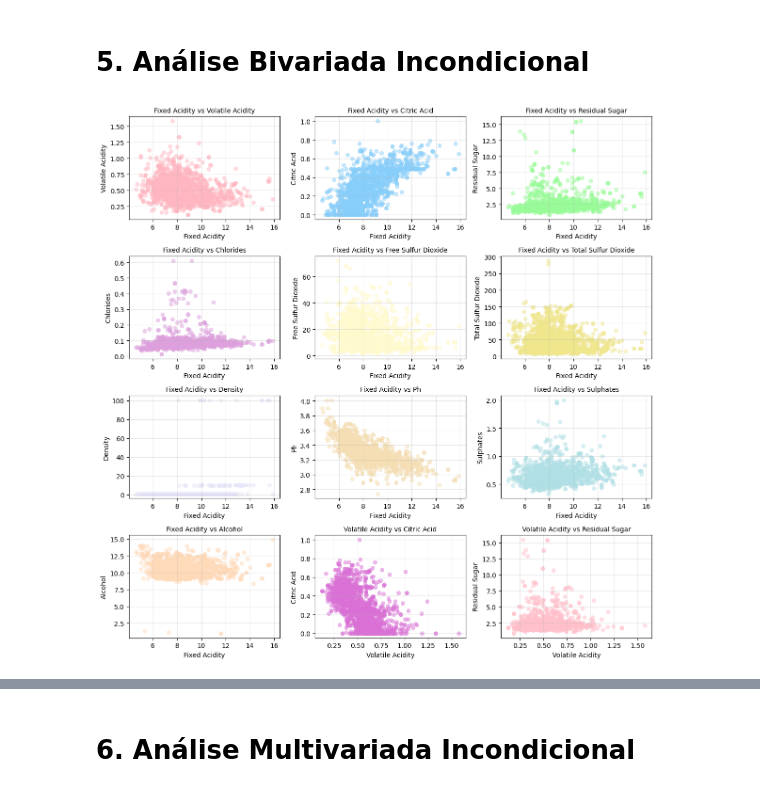
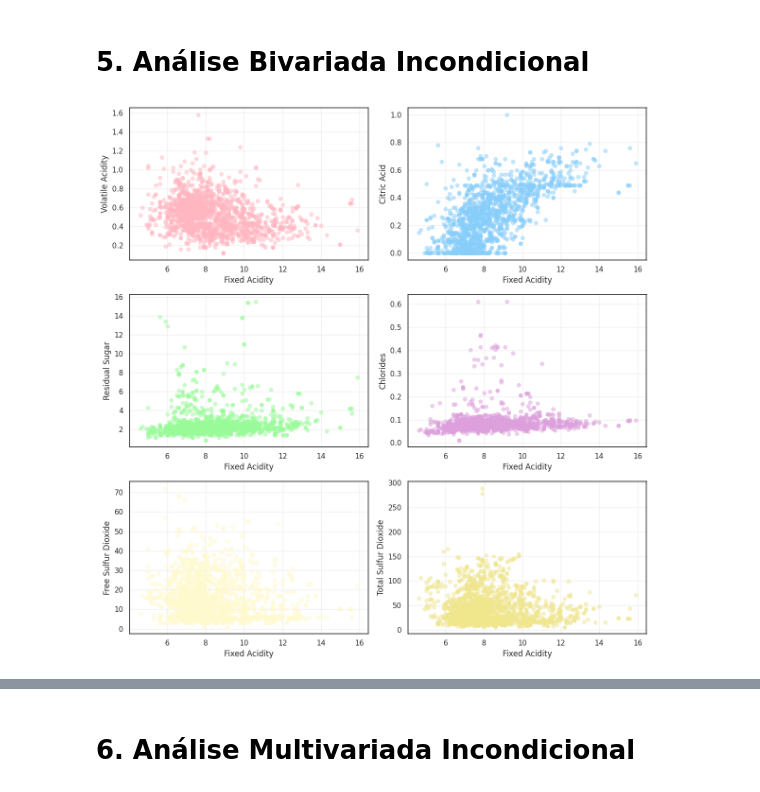
Before and after one commit to marinavasqr23/HW1-ICA, a Jupyter notebook: Código/Homework_1_v3.ipynb, the cells around one changed output, grey strips where cells are left out. Cells and saved outputs as stored; diff of their text form; code cells hidden in the pictures.

```diff
--- a/Código/Homework_1_v3.ipynb
+++ b/Código/Homework_1_v3.ipynb
@@ -491,38 +491,37 @@ import pandas as pd
 
 def bivariate_statistics_scatter(dataset):
     predictors_columns = dataset.columns[:11]  # seleciona os 11 preditores numéricos
     num_pairs = len(predictors_columns)
 
     # Gera pares de variáveis (só combinações únicas)
     pairs = [(predictors_columns[i], predictors_columns[j])
              for i in range(num_pairs) for j in range(i + 1, num_pairs)]
 
-    # Seleciona até 12 pares para visualizar (para não ficar enorme)
-    pairs = pairs[:12]
+    # Seleciona até 6 pares para visualizar (para não ficar enorme)
+    pairs = pairs[:6]
 
-    fig, axs = plt.subplots(4, 3, figsize=(12, 12))
+    fig, axs = plt.subplots(3, 2, figsize=(12, 12))
     axs = axs.flatten()
 
     colors = ['#FFB6C1', '#87CEFA', '#98FB98', '#DDA0DD', '#FFFACD',
               '#F0E68C', '#E6E6FA', '#F5DEB3', '#B0E0E6', '#FFDAB9', '#DA70D6', '#FFC0CB', '#B0C4DE']
 
     for i, (x, y) in enumerate(pairs):
         sns.scatterplot(data=dataset, x=x, y=y, alpha=0.5, color=colors[i], edgecolor=None, ax=axs[i])
-        axs[i].set_title(f"{x.title()} vs {y.title()}", fontsize=10)
         axs[i].set_xlabel(x.title())
         axs[i].set_ylabel(y.title())
         axs[i].grid(True, alpha=0.3)
 
     for i in range(len(pairs), len(axs)):
         axs[i].set_visible(False)
 
     plt.tight_layout()
     plt.show()
 
 # Exemplo de uso:
 bivariate_statistics_scatter(dt_whine_red)
 # %% [output]
-[figure, old version]
+[figure, new version]
 # %%
 corr_matrix = dt_whine_red.iloc[:, :11].corr().round(2)
 corr_matrix
```
Also changed, not shown: parts of 3 cells of this notebook, 3 other files.
